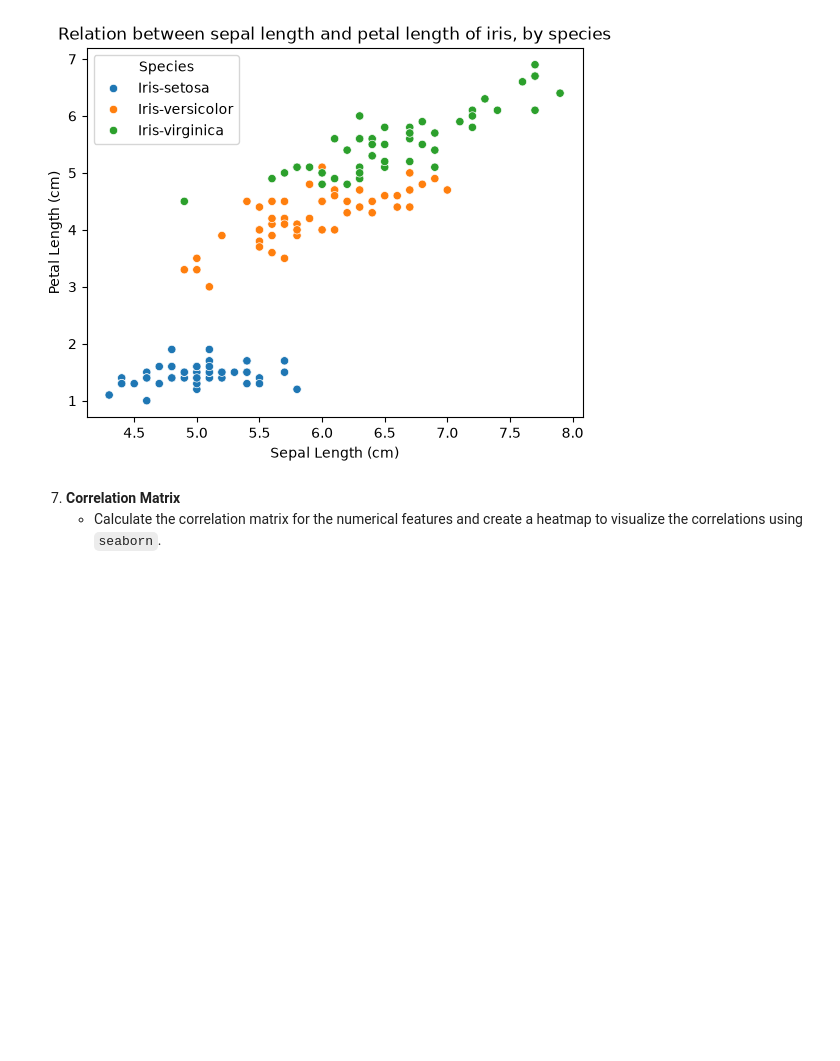
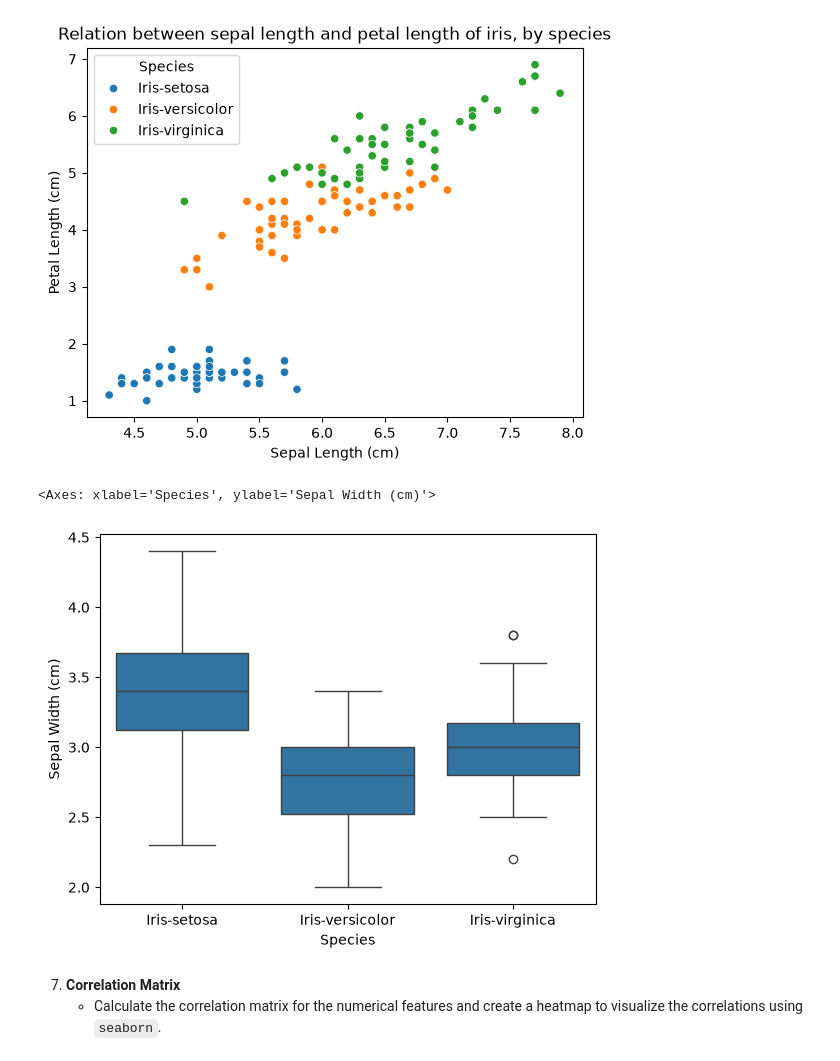
Before and after one commit to prof-screw/DSML, a Jupyter notebook: Week07/Assignment07.ipynb, the cells around one changed output. Saved outputs shown, nothing was run; the diff lists cells and outputs as text; code cells hidden in the pictures; blank space fills up the shorter version.

```diff
--- a/Week07/Assignment07.ipynb
+++ b/Week07/Assignment07.ipynb
@@ -145,6 +145,11 @@ sns.scatterplot(data=iris_df, x='Sepal Length (cm)', y='Petal Length (cm)', hue=
 # %% [output]
 <Axes: title={'center': 'Relation between sepal length and petal length of iris, by species'}, xlabel='Sepal Length (cm)', ylabel='Petal Length (cm)'>
 [figure]
+# %%
+sns.boxplot(data=iris_df, x='Species', y='Sepal Width (cm)')
+# %% [output]
+<Axes: xlabel='Species', ylabel='Sepal Width (cm)'>
+[figure, added]
 # %% [markdown]
 
 7. **Correlation Matrix**
```
